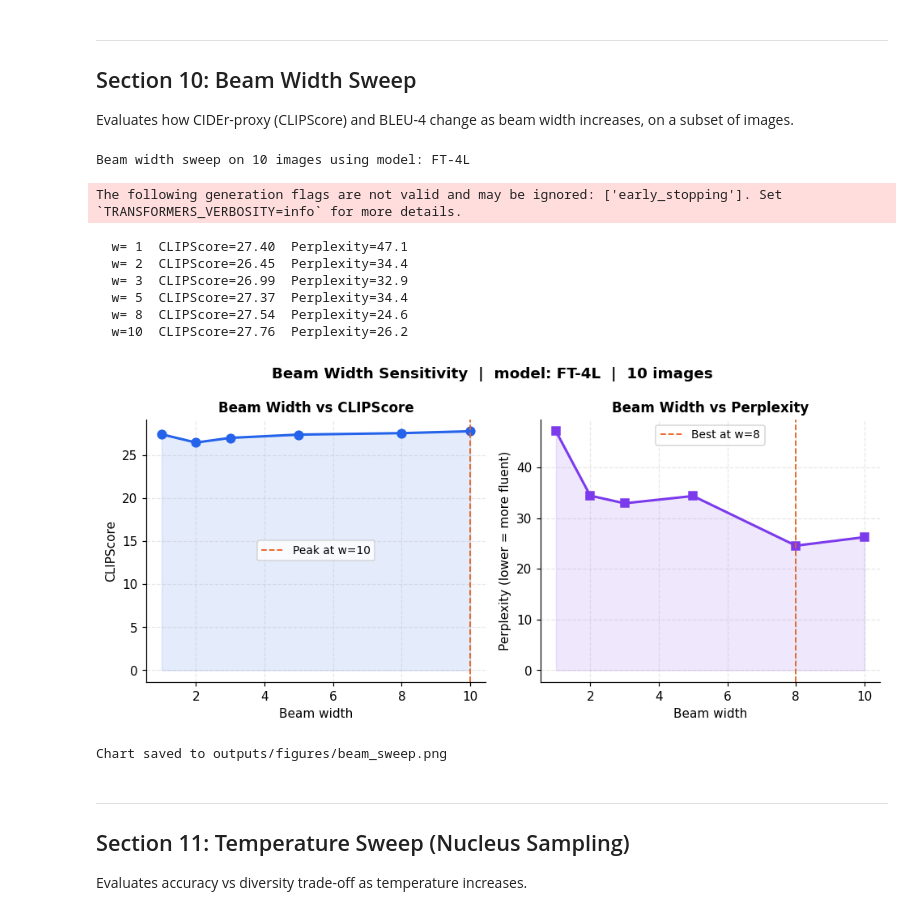
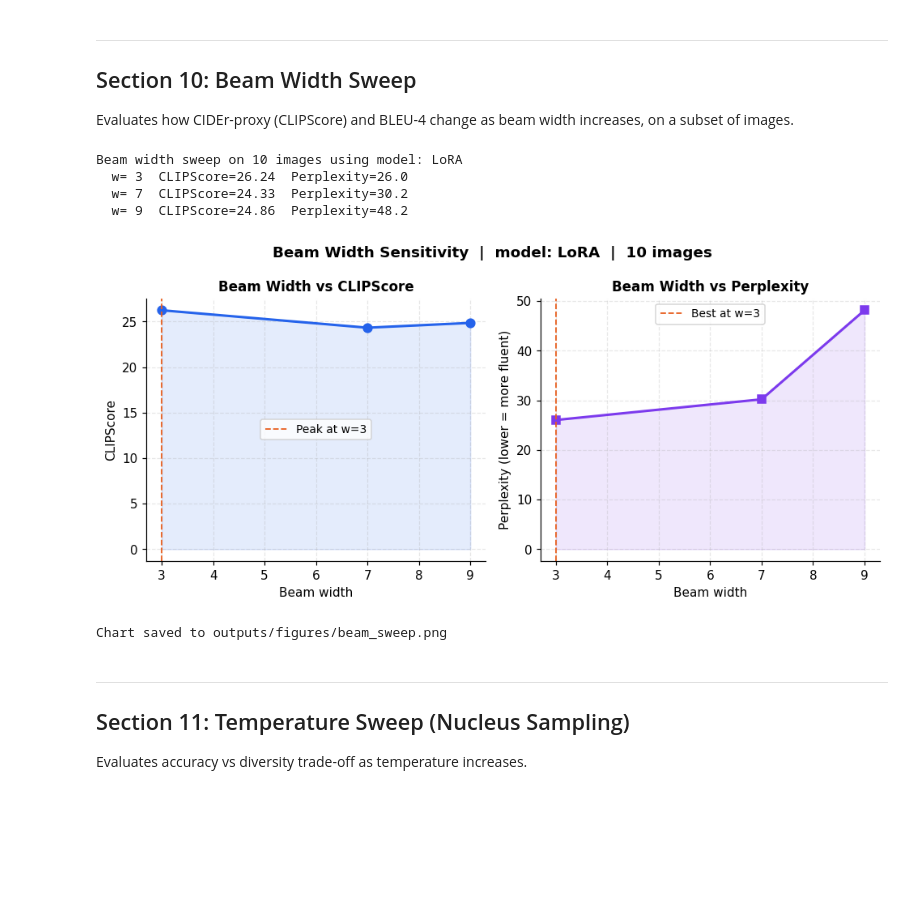
Before and after one commit to lequo-neu/Generative_Project, a Jupyter notebook: demo/demo.ipynb, the cells around one changed output. Drawn from its saved outputs; the diff is of its cells as text; code cells hidden in the pictures; blank space fills up the shorter version.

```diff
--- a/demo/demo.ipynb
+++ b/demo/demo.ipynb
@@ -1005,7 +1002,7 @@ Evaluates how CIDEr-proxy (CLIPScore) and BLEU-4 change as beam width increases,
 # Config for sweep
 SWEEP_N_IMAGES  = min(10, len(image_paths))    # subset for speed
 SWEEP_MODEL     = list(active_models.keys())[0]  # which model to sweep
-BEAM_WIDTHS     = [1, 2, 3, 5, 8, 10]
+BEAM_WIDTHS     = [3, 7, 9]
 SWEEP_GT        = GROUND_TRUTH[:SWEEP_N_IMAGES] if has_gt else []
 
 sweep_images    = image_paths[:SWEEP_N_IMAGES]
@@ -1053,45 +1050,40 @@ axes[0].legend(fontsize=9)
 
 axes[1].plot(BEAM_WIDTHS, beam_ppl, marker='s', color='#7c3aed', linewidth=2, markersize=7)
 axes[1].fill_between(BEAM_WIDTHS, beam_ppl, alpha=0.12, color='#7c3aed')
 axes[1].set_title('Beam Width vs Perplexity', fontsize=11, fontweight='bold')
 axes[1].set_xlabel('Beam width')
 axes[1].set_ylabel('Perplexity (lower = more fluent)')
 best_bw_ppl = BEAM_WIDTHS[np.argmin(beam_ppl)]
 axes[1].axvline(best_bw_ppl, color='#e86020', linestyle='--', linewidth=1.2,
                 label=f'Best at w={best_bw_ppl}')
 axes[1].legend(fontsize=9)
 
 if n_plots == 3 and any(v is not None for v in beam_bleu4):
     clean_bw = [bw for bw, v in zip(BEAM_WIDTHS, beam_bleu4) if v is not None]
     clean_b4 = [v for v in beam_bleu4 if v is not None]
     axes[2].plot(clean_bw, clean_b4, marker='^', color='#16a34a', linewidth=2, markersize=7)
     axes[2].fill_between(clean_bw, clean_b4, alpha=0.12, color='#16a34a')
     axes[2].set_title('Beam Width vs BLEU-4', fontsize=11, fontweight='bold')
     axes[2].set_xlabel('Beam width')
     axes[2].set_ylabel('BLEU-4')
     best_bw_b4 = clean_bw[np.argmax(clean_b4)]
     axes[2].axvline(best_bw_b4, color='#e86020', linestyle='--', linewidth=1.2,
                     label=f'Peak at w={best_bw_b4}')
     axes[2].legend(fontsize=9)
 
 fig.suptitle(f'Beam Width Sensitivity  |  model: {SWEEP_MODEL}  |  {SWEEP_N_IMAGES} images',
              fontsize=12, fontweight='bold')
 plt.tight_layout()
-plt.savefig(PROJECT_ROOT / 'outputs' / 'figures' / 'beam_sweep.png',
-            dpi=130, bbox_inches='tight')
+plt.savefig(PROJECT_ROOT / 'outputs' / 'figures' / 'beam_sweep.png', bbox_inches='tight')
 plt.show()
 print('Chart saved to outputs/figures/beam_sweep.png')
 # %% [output]
-Beam width sweep on 10 images using model: FT-4L
+Beam width sweep on 10 images using model: LoRA
+  w= 3  CLIPScore=26.24  Perplexity=26.0
+  w= 7  CLIPScore=24.33  Perplexity=30.2
+  w= 9  CLIPScore=24.86  Perplexity=48.2
+[figure, new version]
-The following generation flags are not valid and may be ignored: ['early_stopping']. Set `TRANSFORMERS_VERBOSITY=info` for more details.
+Chart saved to outputs/figures/beam_sweep.png
-  w= 1  CLIPScore=27.40  Perplexity=47.1
-  w= 2  CLIPScore=26.45  Perplexity=34.4
-  w= 3  CLIPScore=26.99  Perplexity=32.9
-  w= 5  CLIPScore=27.37  Perplexity=34.4
-  w= 8  CLIPScore=27.54  Perplexity=24.6
-  w=10  CLIPScore=27.76  Perplexity=26.2
-[figure, old version]
-Chart saved to outputs/figures/beam_sweep.png
 # %% [markdown]
 ---
 ## Section 11: Temperature Sweep (Nucleus Sampling)
```
Also changed, not shown: parts of 9 cells of this notebook, 8 other files.
